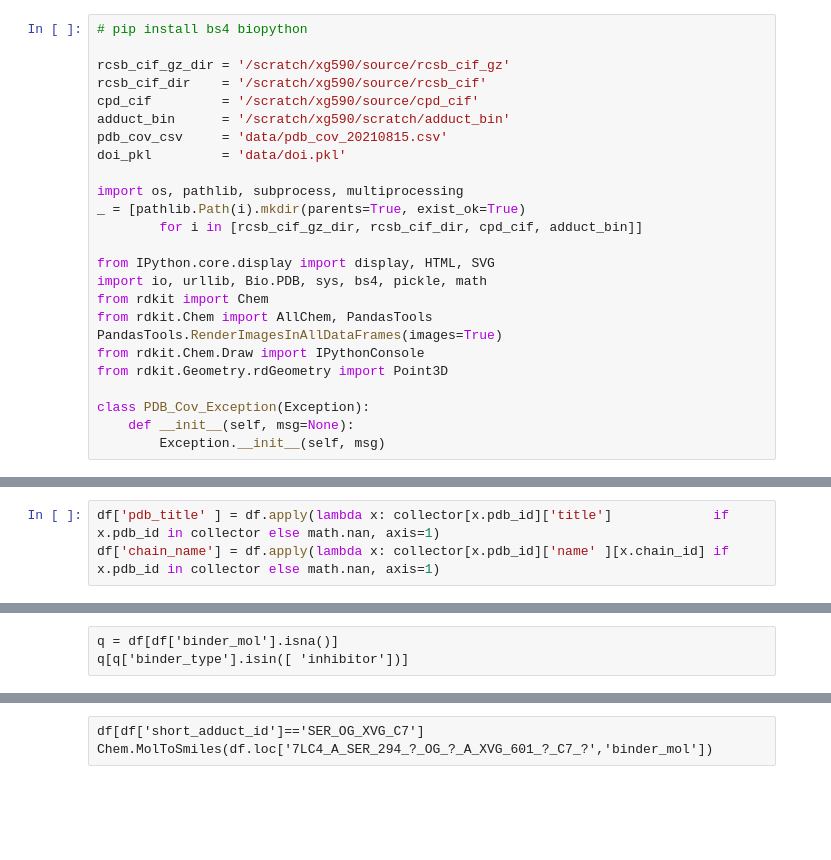
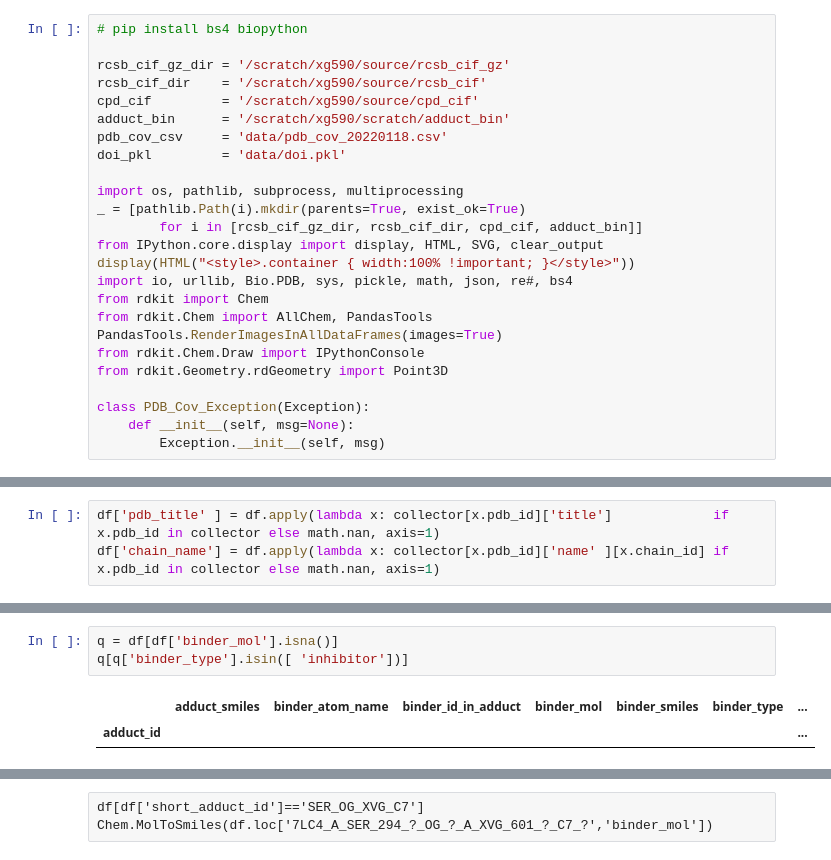
Before and after one commit to xg590/PDBcov_Curation, a Jupyter notebook: 1.Genesis.ipynb, the cells around one changed output, grey strips where cells are left out. Saved outputs shown, nothing was run; the diff lists cells and outputs as text; blank space fills up the shorter version.

```diff
--- a/1.Genesis.ipynb
+++ b/1.Genesis.ipynb
@@ -5,15 +5,15 @@ rcsb_cif_gz_dir = '/scratch/xg590/source/rcsb_cif_gz'
 rcsb_cif_dir    = '/scratch/xg590/source/rcsb_cif'
 cpd_cif         = '/scratch/xg590/source/cpd_cif'
 adduct_bin      = '/scratch/xg590/scratch/adduct_bin'
-pdb_cov_csv     = 'data/pdb_cov_20210815.csv'
+pdb_cov_csv     = 'data/pdb_cov_20220118.csv'
 doi_pkl         = 'data/doi.pkl'
 
 import os, pathlib, subprocess, multiprocessing
 _ = [pathlib.Path(i).mkdir(parents=True, exist_ok=True)
         for i in [rcsb_cif_gz_dir, rcsb_cif_dir, cpd_cif, adduct_bin]]
-
-from IPython.core.display import display, HTML, SVG
-import io, urllib, Bio.PDB, sys, bs4, pickle, math
+from IPython.core.display import display, HTML, SVG, clear_output
+display(HTML("<style>.container { width:100% !important; }</style>"))
+import io, urllib, Bio.PDB, sys, pickle, math, json, re#, bs4
 from rdkit import Chem
 from rdkit.Chem import AllChem, PandasTools
 PandasTools.RenderImagesInAllDataFrames(images=True)
@@ -799,6 +808,9 @@ array(['substrate', 'linker'], dtype=object)
-# %% [raw]
-q = df[df['binder_mol'].isna()]
-q[q['binder_type'].isin([ 'inhibitor'])]
+# %%
+q = df[df['binder_mol'].isna()]
+q[q['binder_type'].isin([ 'inhibitor'])]
+# %% [output]
+|  | adduct_smiles | binder_atom_name | binder_id_in_adduct | binder_mol | binder_smiles | binder_type | ... |
+| adduct_id |  |  |  |  |  |  | ... |
 # %%
 import json
 with open('data/warhead_smarts.json','r') as fr: warhead_smarts_from_name = json.load(fr)
```
Also changed, not shown: parts of 18 cells of this notebook, 16 other files.
